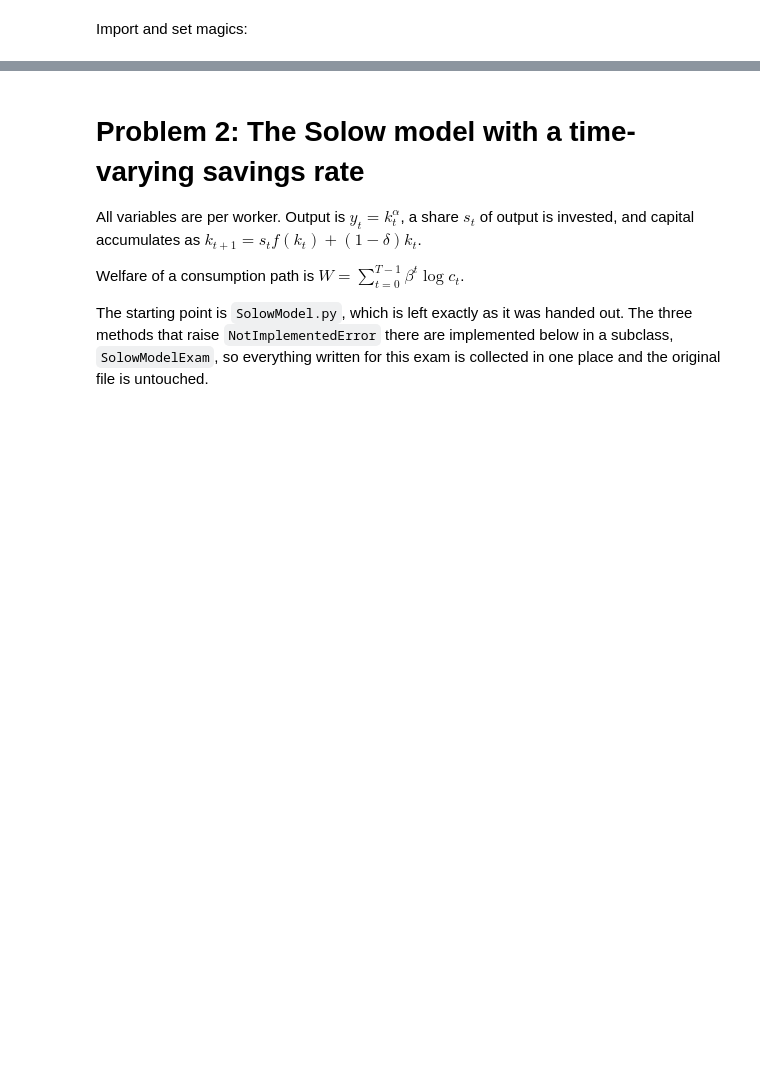
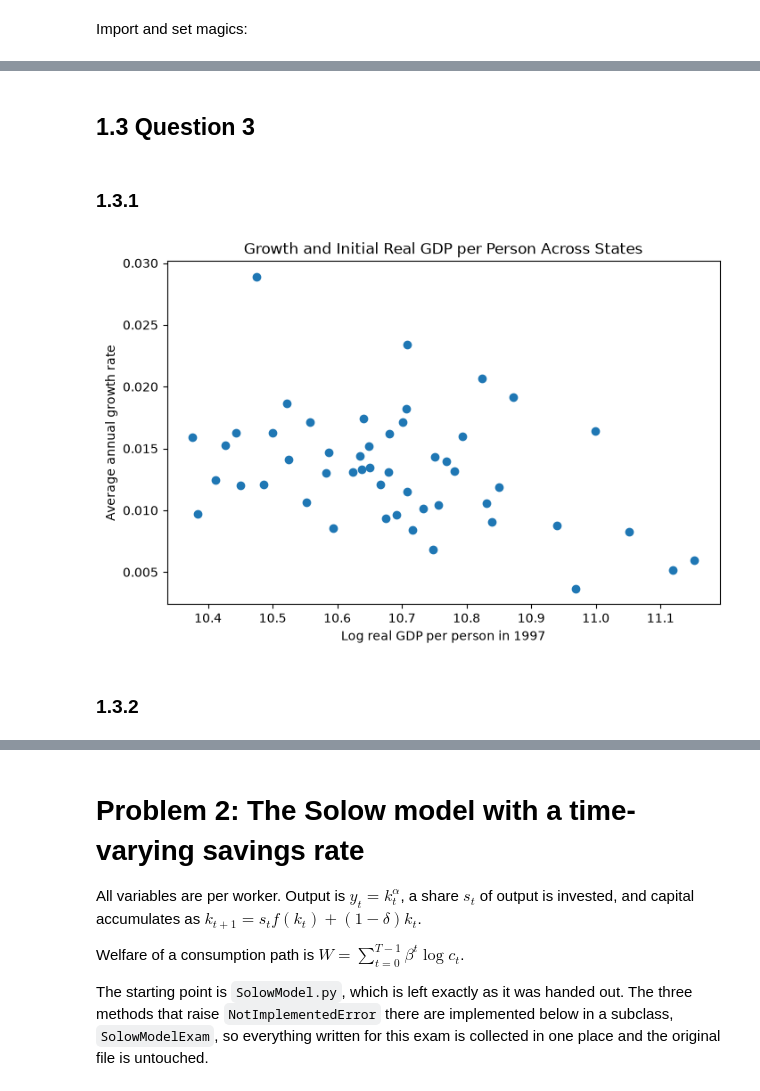
Before and after one commit to NumEconCopenhagen/projects-2025-philippa-ronya, a Jupyter notebook: 03_examproject/Examproject.ipynb, the cells around one changed output, grey strips where cells are left out. Cells and saved outputs as stored; diff of their text form; code cells hidden in the pictures; blank space fills up the shorter version.

```diff
--- a/03_examproject/Examproject.ipynb
+++ b/03_examproject/Examproject.ipynb
@@ -16,0 +102,14 @@ import Problem1, Problem2
+# %%
+# Count remaining years and states
+n_years = len(common_years)
+n_states = len(valid_states)
+
+# Identify first and last common year
+t_first = common_years.min()
+t_last = common_years.max()
+
+# Show results
+print(f"Number of years: {n_years}")
+print(f"Number of states: {n_states}")
+print(f"First year: {t_first}")
+print(f"Last year: {t_last}")
@@ -16,0 +300,29 @@ import Problem1, Problem2
+# %% [markdown]
+## 1.3 Question 3
+# %% [markdown]
+### 1.3.1
+# %%
+# 11. Compute average annual growth rate for each state
+
+T = t_last - t_first
+
+log_y_first = np.log(y.loc[t_first])
+log_y_last = np.log(y.loc[t_last])
+
+g = (log_y_last - log_y_first) / T
+# %%
+# Plot average annual growth against initial log GDP per person
+
+plt.figure(figsize=(8, 5))
+
+plt.scatter(log_y_first, g)
+
+plt.xlabel('Log real GDP per person in 1997')
+plt.ylabel('Average annual growth rate')
+plt.title('Growth and Initial Real GDP per Person Across States')
+
+plt.show()
+# %% [output]
+[figure, added]
+# %% [markdown]
+### 1.3.2
```
Also changed, not shown: parts of 66 cells of this notebook.
